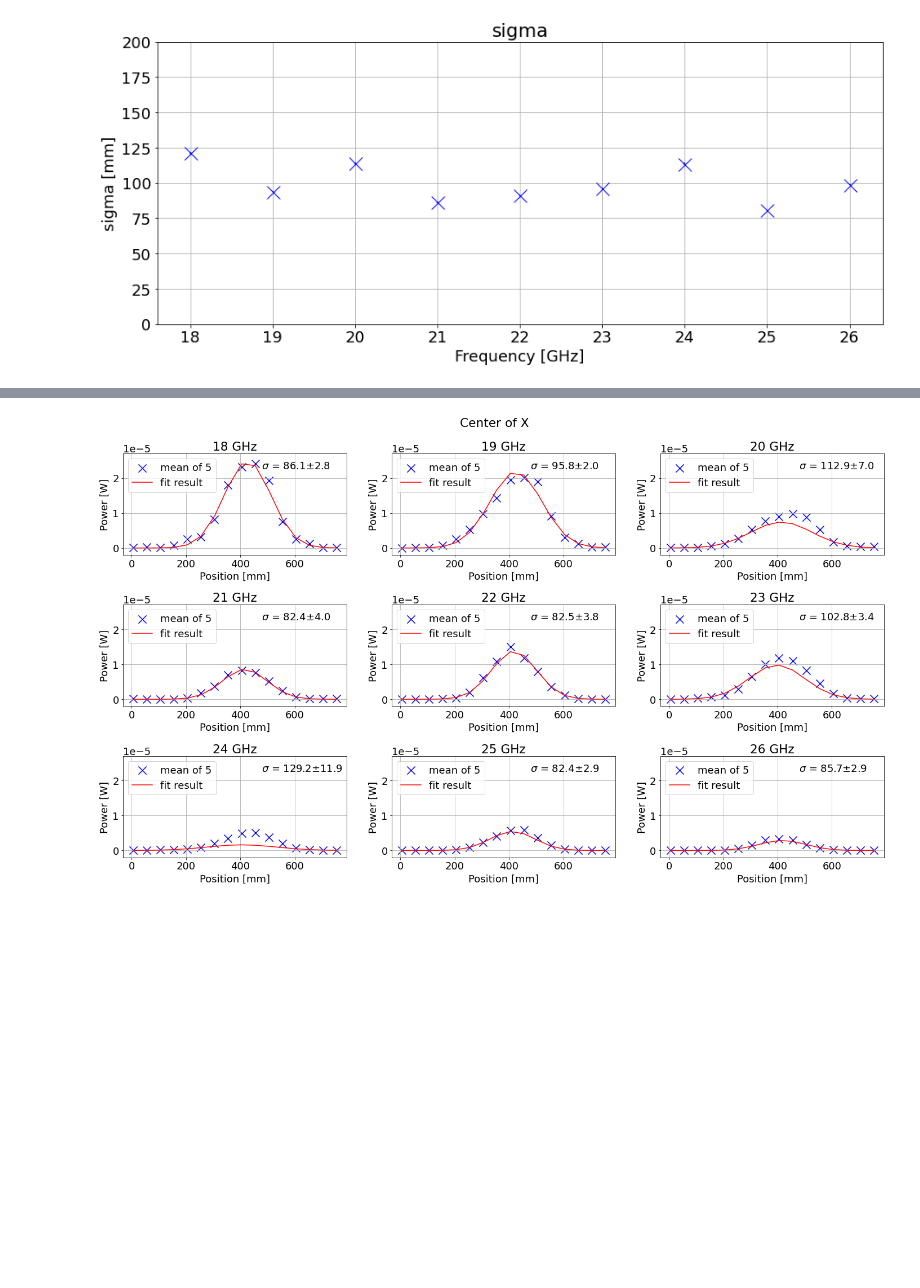
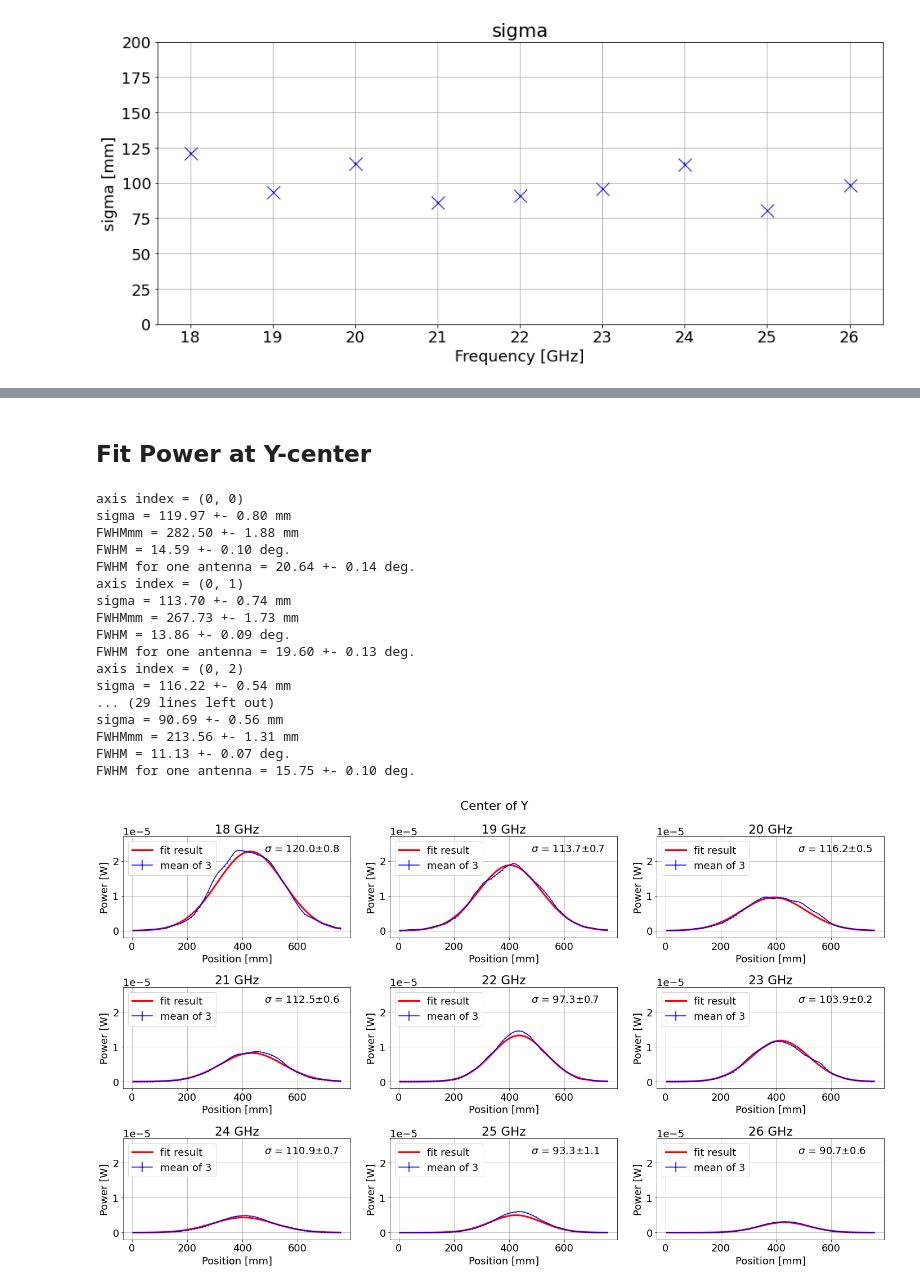
Before and after one commit to sadachi5/dosue-k, a Jupyter notebook: xy_scan.ipynb, the cells around one changed output, grey strips where cells are left out. Cells and saved outputs as stored; diff of their text form; code cells hidden in the pictures; blank space fills up the shorter version.

```diff
--- a/xy_scan.ipynb
+++ b/xy_scan.ipynb
@@ -117,4 +287,0 @@ def get_power(freq, p, xy_list):
-# %%
-freq = 19
-out_path = "/data/xy_scan/2022-02-18_cycle_"
-x, y, z, ze = get_power(freq, out_path, xy_list)
@@ -386,0 +841,16 @@ fig.tight_layout()
+# %%
+plt.rcParams["font.size"] = 18
+fig, axes = plt.subplots(3,3,figsize=(20,12), squeeze=False)
+plt.suptitle(f"Center of {xy_label_xcen}")
+FWHM_xcen = []
+FWHM_err_xcen = []
+for i, _freq_str in enumerate(freqs_str):
+    i_ax = (int)(i/3.)
+    j_ax = i%3
+    print(f'axis index = ({i_ax}, {j_ax})')
+    _FWHM, _FWHM_err = plotSlice_power(axes[i_ax][j_ax], _freq_str, xy=xy_label_xcen, xy_list=xy_list_xcen, data_path=data_path)
+    FWHM_xcen.append(_FWHM)
+    FWHM_err_xcen.append(_FWHM_err)
+    pass
+fig.tight_layout()
+plt.savefig(f"{outdir_xcen}/power.pdf")
@@ -387,20 +876,42 @@ fig.tight_layout()
+# %% [markdown]
+## Fit Power at Y-center
 # %%
+## Fit Power at Y-center
 plt.rcParams["font.size"] = 18
 fig, axes = plt.subplots(3,3,figsize=(20,12), squeeze=False)
-plt.suptitle("Center of X")
-
-plot_fit(axes[0][0], "18")
-plot_fit(axes[0][1], "19")
-plot_fit(axes[0][2], "20")
-plot_fit(axes[1][0], "21")
-plot_fit(axes[1][1], "22")
-plot_fit(axes[1][2], "23")
-plot_fit(axes[2][0], "24")
-plot_fit(axes[2][1], "25")
-plot_fit(axes[2][2], "26")
-
+plt.suptitle(f"Center of {xy_label_ycen}")
+sigma_ycen = []
+sigma_err_ycen = []
+FWHMfit_ycen = []
+FWHMfit_err_ycen = []
+for i, _freq_str in enumerate(freqs_str):
+    i_ax = (int)(i/3.)
+    j_ax = i%3
+    print(f'axis index = ({i_ax}, {j_ax})')
+    _sigma, _sigma_err, _FWHM, _FWHM_err = plotSlice_fit(axes[i_ax][j_ax], _freq_str, xy=xy_label_ycen, xy_list=xy_list_ycen)
+    sigma_ycen.append(_sigma)
+    sigma_err_ycen.append(_sigma_err)
+    FWHMfit_ycen.append(_FWHM)
+    FWHMfit_err_ycen.append(_FWHM_err)
+    pass
 fig.tight_layout()
-
-plt.savefig("../result_figure/xy_scan/5times_measure/power_X_center.pdf")
+plt.savefig(f"{outdir_ycen}/powerfit.pdf")
 # %% [output]
+axis index = (0, 0)
+sigma = 119.97 +- 0.80 mm
+FWHMmm = 282.50 +- 1.88 mm
+FWHM = 14.59 +- 0.10 deg.
+FWHM for one antenna = 20.64 +- 0.14 deg.
+axis index = (0, 1)
+sigma = 113.70 +- 0.74 mm
+FWHMmm = 267.73 +- 1.73 mm
+FWHM = 13.86 +- 0.09 deg.
+FWHM for one antenna = 19.60 +- 0.13 deg.
+axis index = (0, 2)
+sigma = 116.22 +- 0.54 mm
+... (29 lines left out)
+sigma = 90.69 +- 0.56 mm
+FWHMmm = 213.56 +- 1.31 mm
+FWHM = 11.13 +- 0.07 deg.
+FWHM for one antenna = 15.75 +- 0.10 deg.
-[figure, old version]
+[figure, new version]
```
Also changed, not shown: parts of 72 cells of this notebook, 10 other files.
